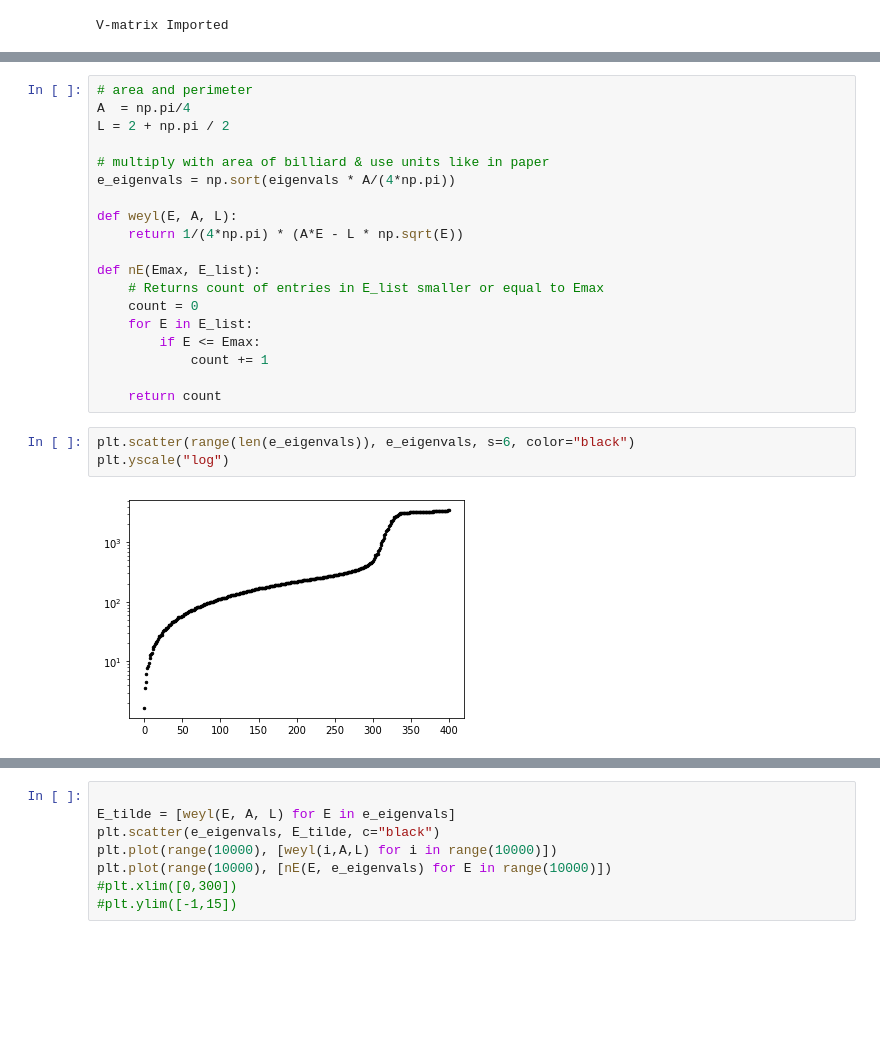
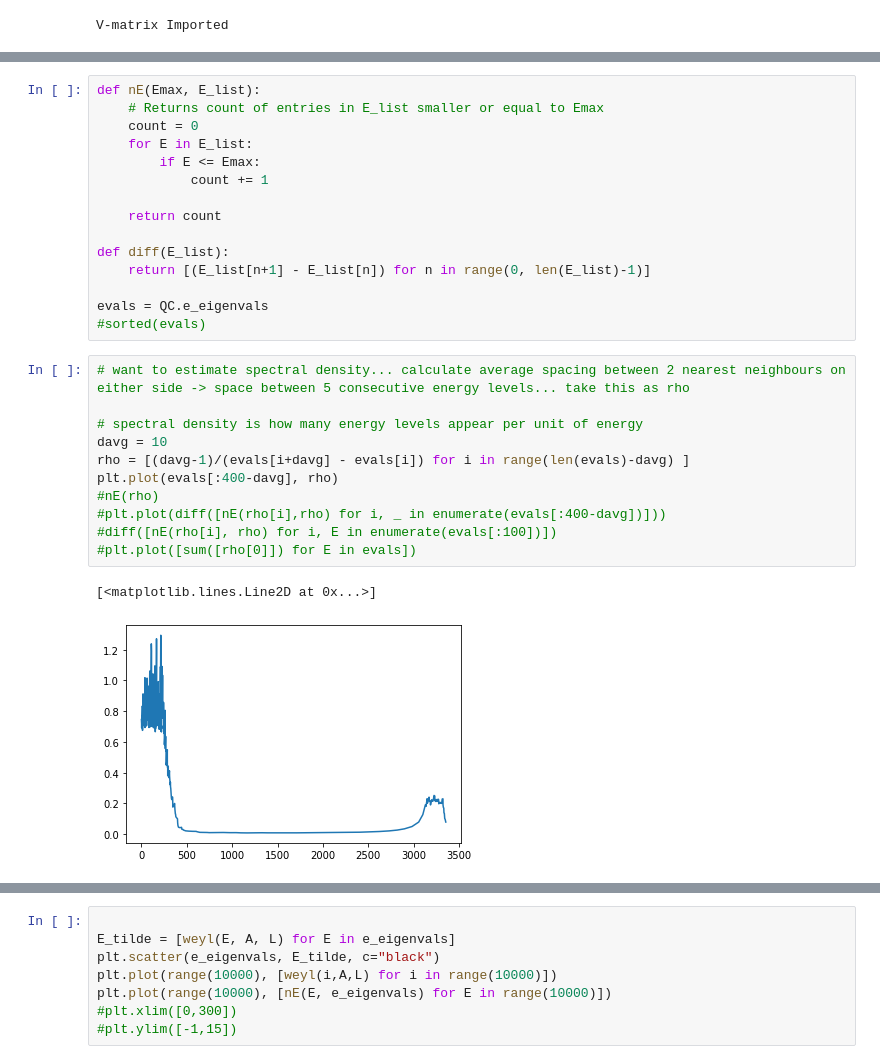
Before and after one commit to benjaminorthner/cms_exam_project, a Jupyter notebook: billiard/billiard.ipynb, the cells around one changed output, grey strips where cells are left out. Drawn from its saved outputs; the diff is of its cells as text; blank space fills up the shorter version.

```diff
--- a/billiard/billiard.ipynb
+++ b/billiard/billiard.ipynb
@@ -10,26 +10,31 @@ QC.plot_e_energies()
 # %% [output]
 [figure]
-# %%
-# area and perimeter
-A  = np.pi/4
-L = 2 + np.pi / 2
-
-# multiply with area of billiard & use units like in paper
-e_eigenvals = np.sort(eigenvals * A/(4*np.pi))
-
-def weyl(E, A, L):
-    return 1/(4*np.pi) * (A*E - L * np.sqrt(E))
-
-def nE(Emax, E_list):
-    # Returns count of entries in E_list smaller or equal to Emax
-    count = 0
-    for E in E_list:
-        if E <= Emax:
-            count += 1
-
-    return count
-# %%
-plt.scatter(range(len(e_eigenvals)), e_eigenvals, s=6, color="black")
-plt.yscale("log")
-# %% [output]
-[figure, removed]
+# %%
+def nE(Emax, E_list):
+    # Returns count of entries in E_list smaller or equal to Emax
+    count = 0
+    for E in E_list:
+        if E <= Emax:
+            count += 1
+
+    return count
+
+def diff(E_list):
+    return [(E_list[n+1] - E_list[n]) for n in range(0, len(E_list)-1)]
+
+evals = QC.e_eigenvals
+#sorted(evals)
+# %%
+# want to estimate spectral density... calculate average spacing between 2 nearest neighbours on either side -> space between 5 consecutive energy levels... take this as rho
+
+# spectral density is how many energy levels appear per unit of energy
+davg = 10
+rho = [(davg-1)/(evals[i+davg] - evals[i]) for i in range(len(evals)-davg) ]
+plt.plot(evals[:400-davg], rho)
+#nE(rho)
+#plt.plot(diff([nE(rho[i],rho) for i, _ in enumerate(evals[:400-davg])]))
+#diff([nE(rho[i], rho) for i, E in enumerate(evals[:100])])
+#plt.plot([sum([rho[0]]) for E in evals])
+# %% [output]
+[<matplotlib.lines.Line2D at 0x...>]
+[figure, added]
```
Also changed, not shown: parts of 4 cells of this notebook, 7 other files.
